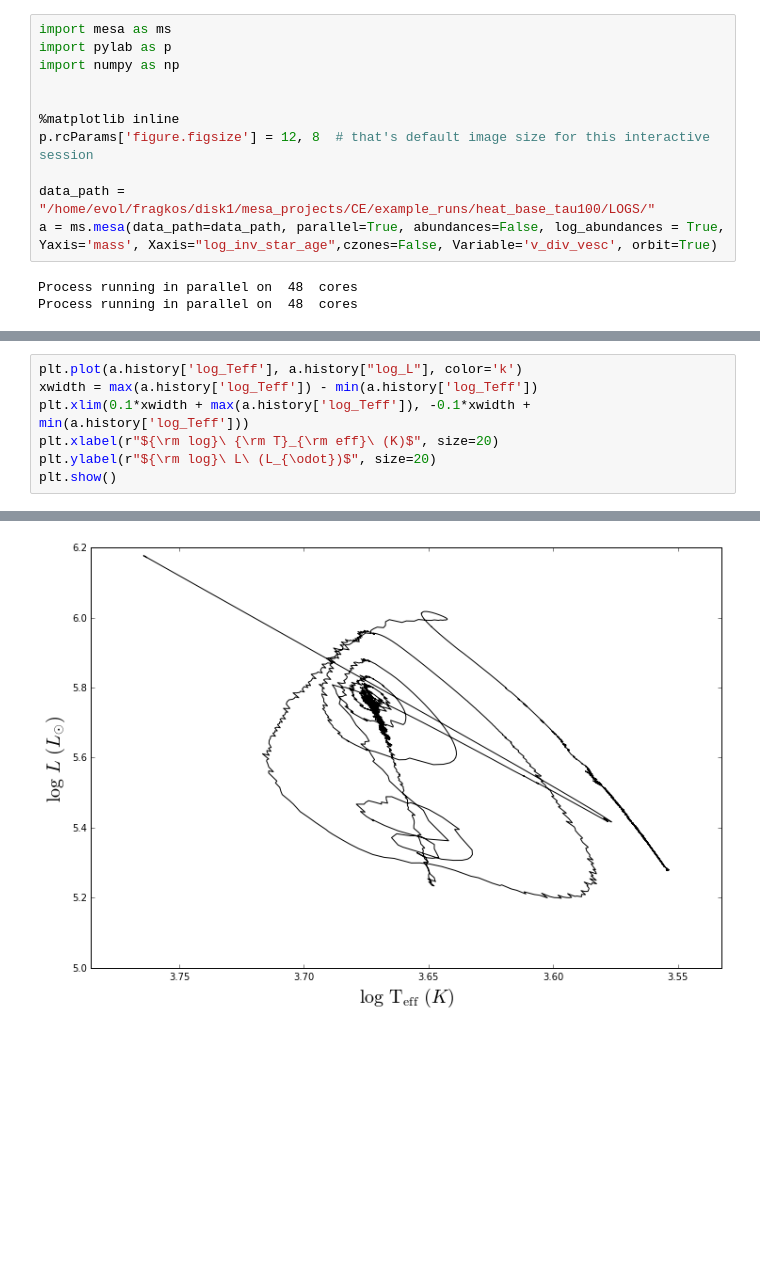
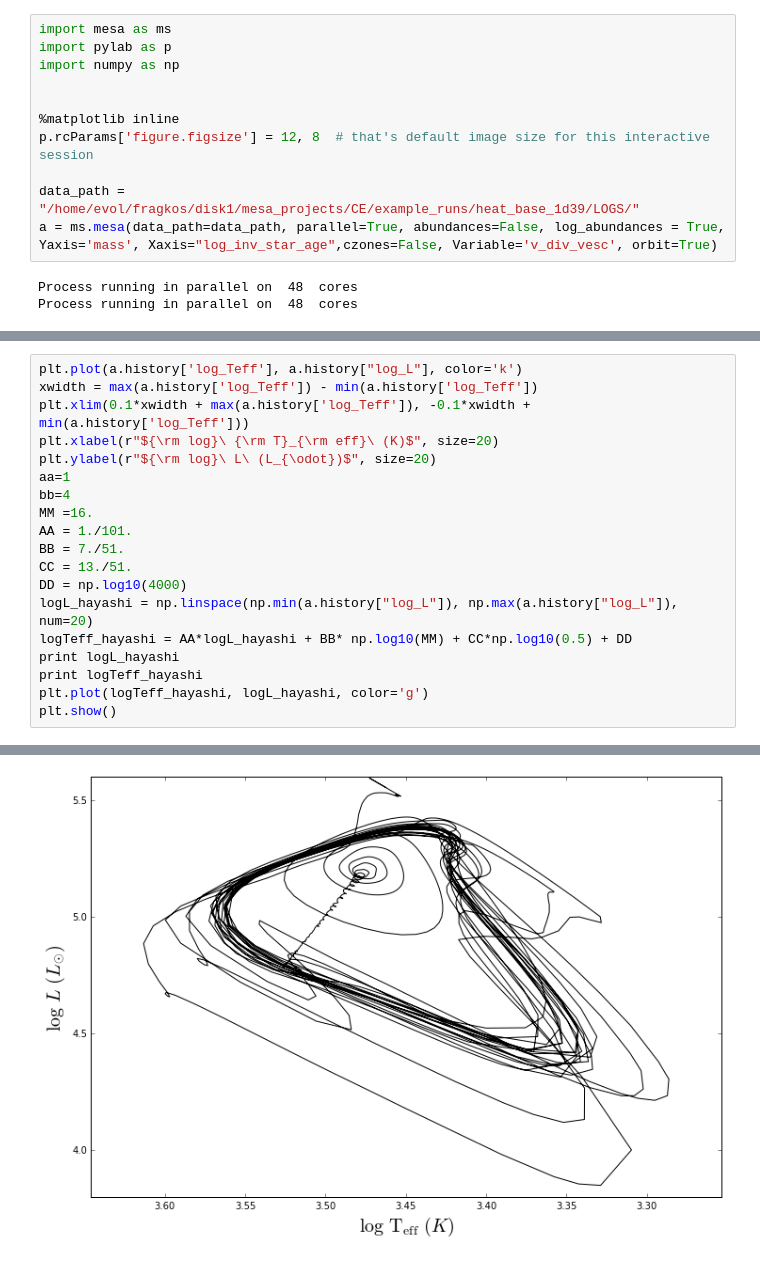
Before and after one commit to JRGarza/CE_mesa, a Jupyter notebook: python_scripts/check_results_tassos.ipynb, the cells around one changed output, grey strips where cells are left out. Cells and saved outputs as stored; diff of their text form; blank space fills up the shorter version.

Commit message:
added Hayashi line of ipython notebook check_results_tassos. Not really usefull as the approximation is pretty bad

```diff
--- a/python_scripts/check_results_tassos.ipynb
+++ b/python_scripts/check_results_tassos.ipynb
@@ -9,7 +9,7 @@ import numpy as np
 %matplotlib inline
 p.rcParams['figure.figsize'] = 12, 8  # that's default image size for this interactive session
 
-data_path = "/home/evol/fragkos/disk1/mesa_projects/CE/example_runs/heat_base_tau100/LOGS/"
+data_path = "/home/evol/fragkos/disk1/mesa_projects/CE/example_runs/heat_base_1d39/LOGS/"
 a = ms.mesa(data_path=data_path, parallel=True, abundances=False, log_abundances = True, Yaxis='mass', Xaxis="log_inv_star_age",czones=False, Variable='v_div_vesc', orbit=True)
 # %% [output]
 Process running in parallel on  48  cores
@@ -97,5 +97,17 @@ xwidth = max(a.history['log_Teff']) - min(a.history['log_Teff'])
 plt.xlim(0.1*xwidth + max(a.history['log_Teff']), -0.1*xwidth + min(a.history['log_Teff']))
 plt.xlabel(r"${\rm log}\ {\rm T}_{\rm eff}\ (K)$", size=20)
 plt.ylabel(r"${\rm log}\ L\ (L_{\odot})$", size=20)
+aa=1
+bb=4
+MM =16.
+AA = 1./101.
+BB = 7./51.
+CC = 13./51.
+DD = np.log10(4000)
+logL_hayashi = np.linspace(np.min(a.history["log_L"]), np.max(a.history["log_L"]), num=20)
+logTeff_hayashi = AA*logL_hayashi + BB* np.log10(MM) + CC*np.log10(0.5) + DD
+print logL_hayashi
+print logTeff_hayashi
+plt.plot(logTeff_hayashi, logL_hayashi, color='g')
 plt.show()
 # %% [output]
@@ -102,4 +122,4 @@ plt.show()
-[figure, old version]
+[figure, new version]
 # %%
 secyer = 31622400.0
 
```
Also changed, not shown: parts of 21 cells of this notebook.
